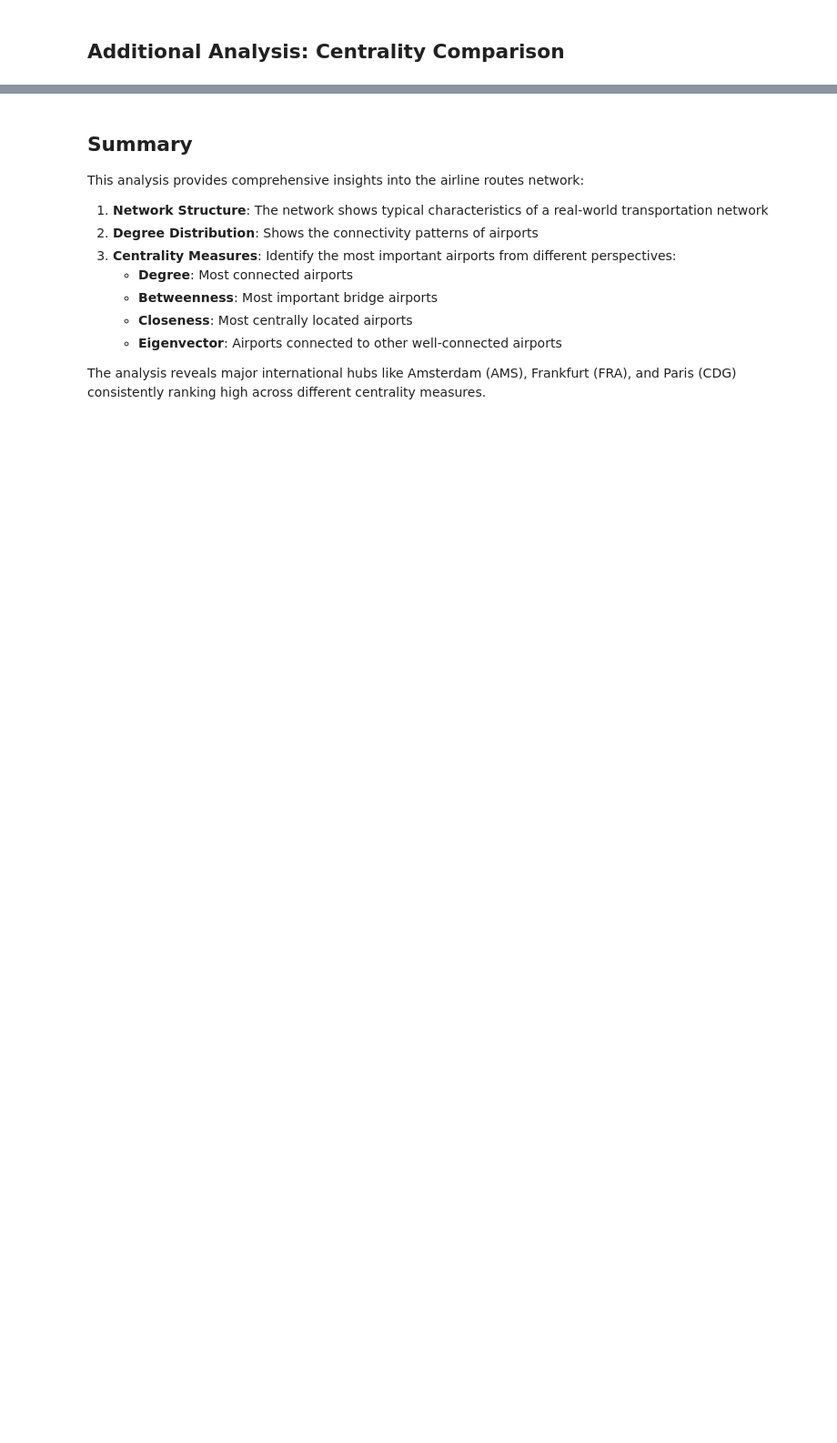
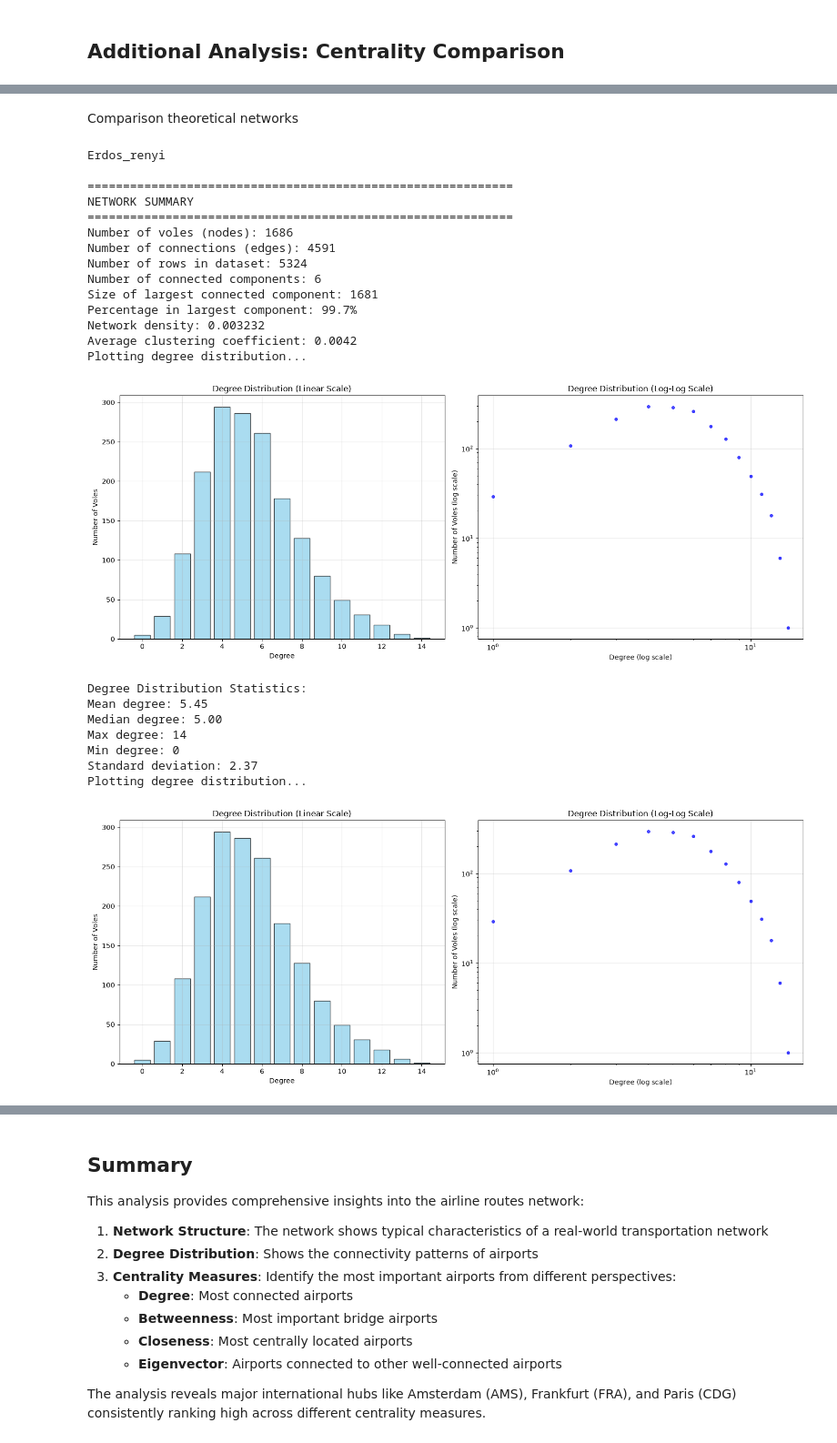
Before and after one commit to LisaCastricum/Model-Based-Decisions-Code, a Jupyter notebook: Week 2 - Networks/vole_network_analysis.ipynb, the cells around one changed output, grey strips where cells are left out. Shown at 91% size. Saved outputs shown, nothing was run; the diff lists cells and outputs as text; code cells hidden in the pictures; blank space fills up the shorter version.

Commit message:
+ Erdos & Watts

```diff
--- a/Week 2 - Networks/vole_network_analysis.ipynb
+++ b/Week 2 - Networks/vole_network_analysis.ipynb
@@ -395,0 +391,55 @@ plt.show()
+# %% [markdown]
+
+Comparison theoretical networks
+# %%
+N=1686
+average_degree=5.48
+p=average_degree/(N-1)
+ERDOS=nx.erdos_renyi_graph(N,p,42)
+
+print('Erdos_renyi')
+network_summary(ERDOS, df)
+plot_degree_distribution(ERDOS)
+plot_degree_distribution(ERDOS)
+centralities = calculate_centrality_measures(ERDOS)
+display_top_voles(centralities, top_n=10)
+
+r = nx.degree_assortativity_coefficient(ERDOS)
+print(f"Degree assortativity coefficient r: {r:.4f}")
+
+if nx.is_connected(ERDOS):
+    largest_cc = ERDOS
+else:
+    largest_cc_nodes = max(nx.connected_components(ERDOS), key=len)
+    largest_cc = ERDOS.subgraph(largest_cc_nodes)
+
+print(f"Computing path lengths on component with {largest_cc.number_of_nodes():,} nodes...")
+avg_path_length = nx.average_shortest_path_length(largest_cc)
+diameter = nx.diameter(largest_cc)
+
+print(f"Average shortest path length <L>: {avg_path_length:.2f}")
+print(f"Diameter: {diameter}")
+# %% [output]
+Erdos_renyi
+
+============================================================
+NETWORK SUMMARY
+============================================================
+Number of voles (nodes): 1686
+Number of connections (edges): 4591
+Number of rows in dataset: 5324
+Number of connected components: 6
+Size of largest connected component: 1681
+Percentage in largest component: 99.7%
+Network density: 0.003232
+Average clustering coefficient: 0.0042
+Plotting degree distribution...
+[figure, added]
+Degree Distribution Statistics:
+Mean degree: 5.45
+Median degree: 5.00
+Max degree: 14
+Min degree: 0
+Standard deviation: 2.37
+Plotting degree distribution...
+[figure, added]
```
Also changed, not shown: parts of 22 cells of this notebook, 1 other file.
